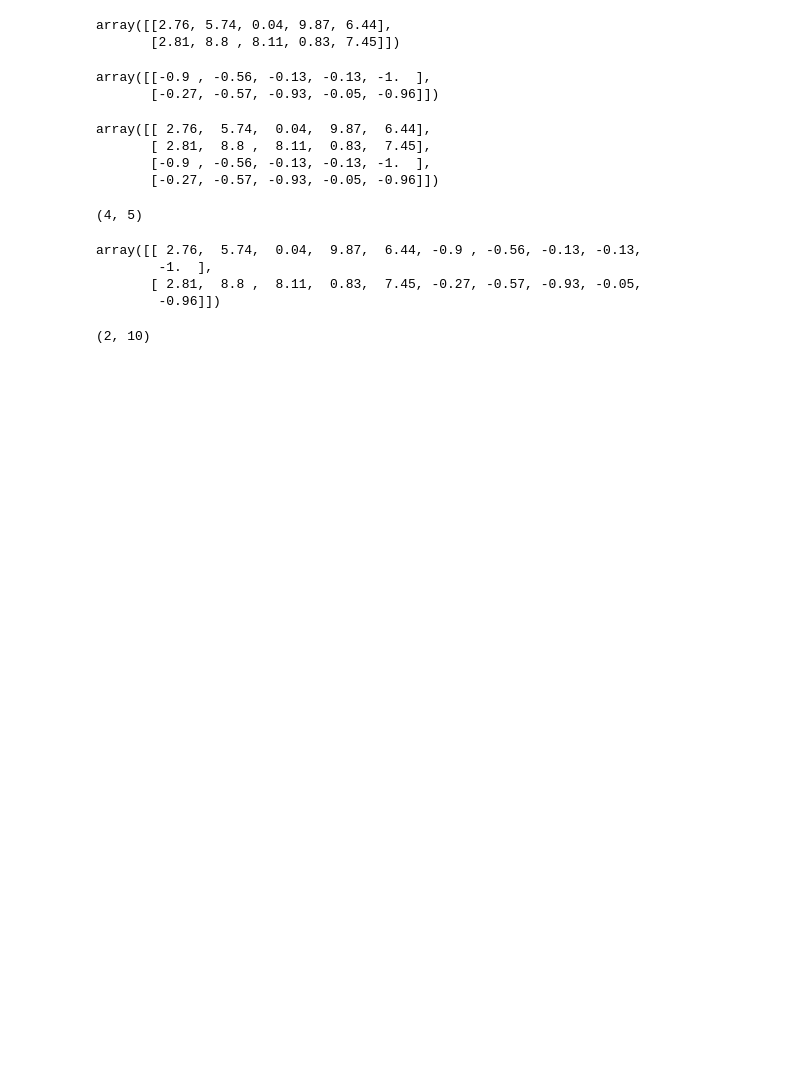
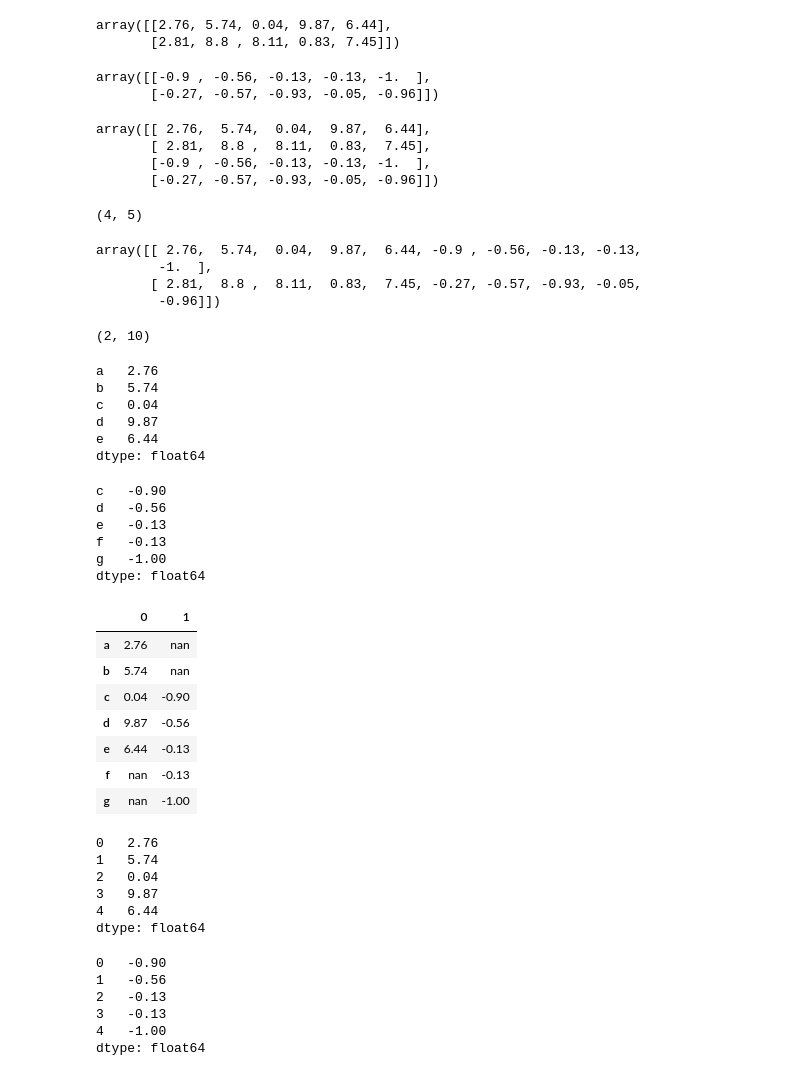
Before and after one commit to FernandoCallasaca/data_science_projects, a Jupyter notebook: 8_concat_append.ipynb, the cells around one changed output. Drawn from its saved outputs; the diff is of its cells as text; code cells hidden in the pictures; blank space fills up the shorter version.

```diff
--- a/8_concat_append.ipynb
+++ b/8_concat_append.ipynb
@@ -73,3 +73,54 @@ array([[ 2.76,  5.74,  0.04,  9.87,  6.44, -0.9 , -0.56, -0.13, -0.13,
 np.concatenate([x1,x2], axis = 1).shape
 # %% [output]
 (2, 10)
+# %%
+s1 = pd.Series(x1[0], index = ['a','b','c','d','e'])
+s1
+# %% [output]
+a   2.76
+b   5.74
+c   0.04
+d   9.87
+e   6.44
+dtype: float64
+# %%
+s2 = pd.Series(x2[0], index = ['c','d','e','f','g'])
+s2
+# %% [output]
+c   -0.90
+d   -0.56
+e   -0.13
+f   -0.13
+g   -1.00
+dtype: float64
+# %%
+pd.concat([s1, s2], ignore_index= True, axis = 1)
+# %% [output]
+|  | 0 | 1 |
+| a | 2.76 | nan |
+| b | 5.74 | nan |
+| c | 0.04 | -0.90 |
+| d | 9.87 | -0.56 |
+| e | 6.44 | -0.13 |
+| f | nan | -0.13 |
+| g | nan | -1.00 |
+# %%
+s1.reset_index(drop = True, inplace = True)
+s1
+# %% [output]
+0   2.76
+1   5.74
+2   0.04
+3   9.87
+4   6.44
+dtype: float64
+# %%
+s2.reset_index(drop = True, inplace = True)
+s2
+# %% [output]
+0   -0.90
+1   -0.56
+2   -0.13
+3   -0.13
+4   -1.00
+dtype: float64
```
Also changed, not shown: parts of 9 cells of this notebook.
